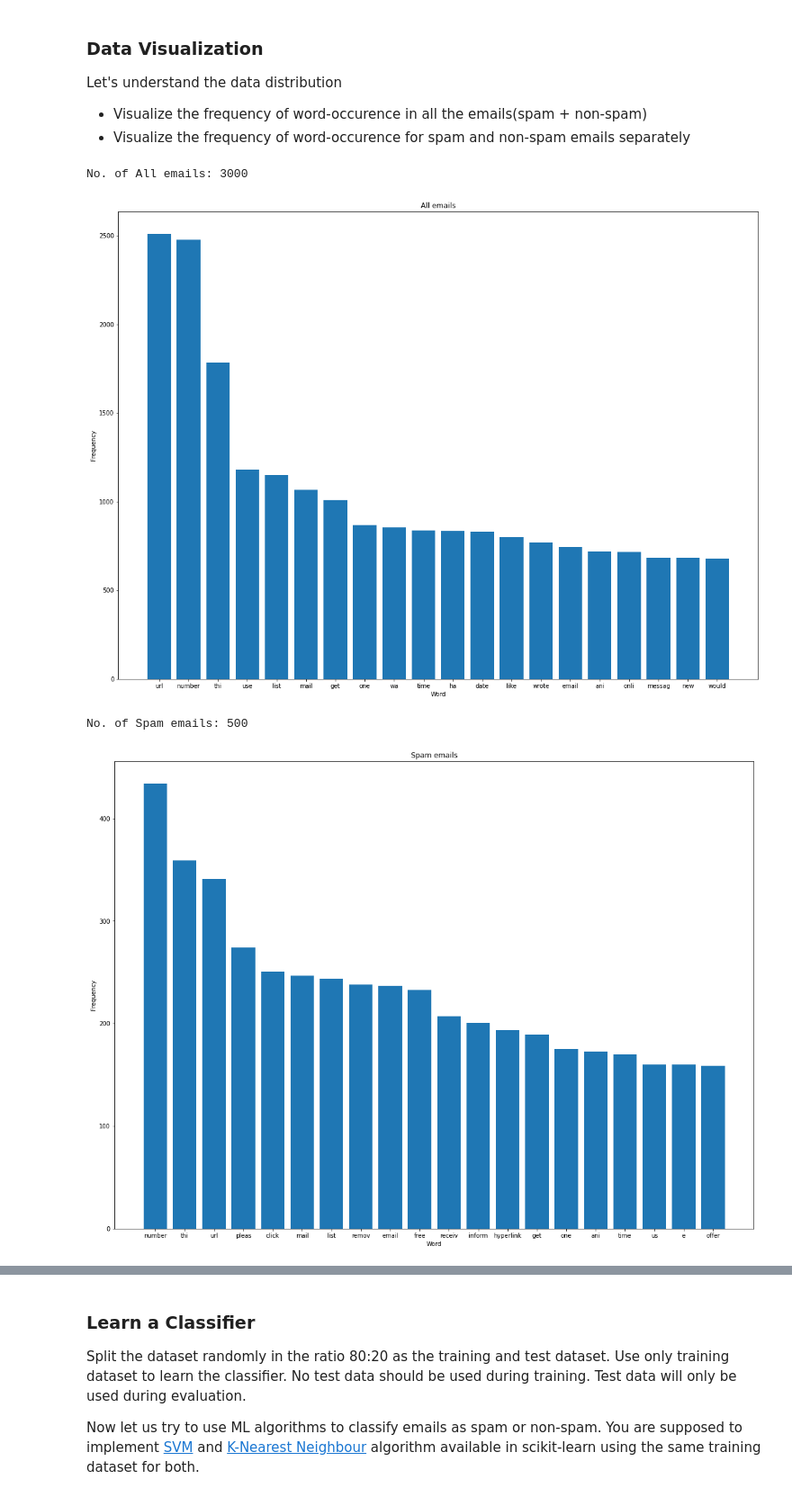
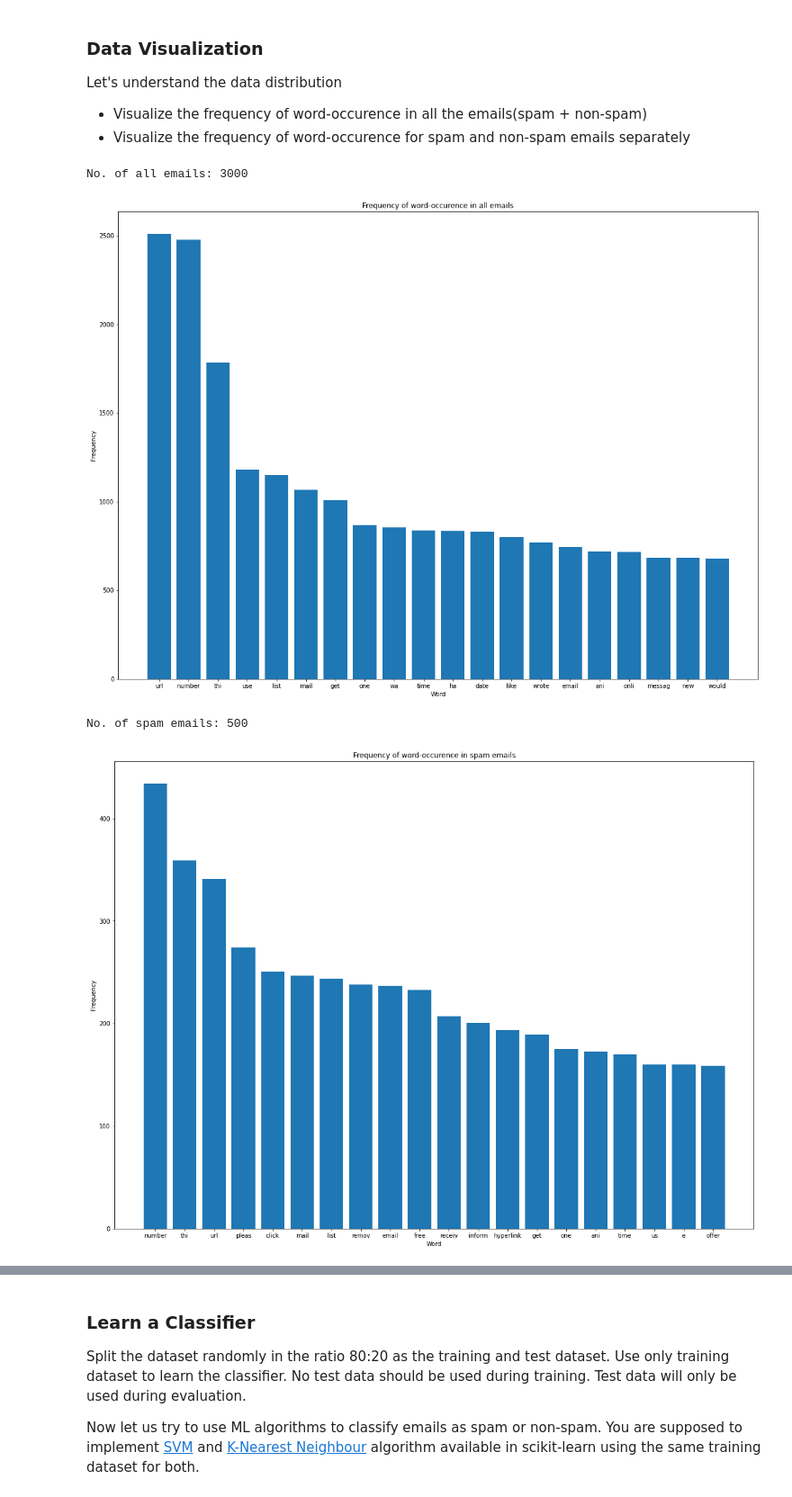
Before and after one commit to yashbg/spam-classifier, a Jupyter notebook: python_assignment.ipynb, the cells around one changed output, grey strips where cells are left out. Shown at 90% size. Drawn from its saved outputs; the diff is of its cells as text; code cells hidden in the pictures.

Commit message:
Change plot titles

```diff
--- a/python_assignment.ipynb
+++ b/python_assignment.ipynb
@@ -115,36 +115,36 @@ Let's understand the data distribution
 # %%
 import matplotlib.pyplot as plt
 
 def plot_emails(emails, len_top_words, email_type):
   print(f'No. of {email_type}: {len(emails)}')
   top_idx = np.argsort(emails.sum(axis=0))[::-1][:len_top_words]
 
   fig = plt.figure(figsize=(19.2, 14.4))
   plt.bar(range(len_top_words), emails.sum(axis=0)[top_idx])
 
   plt.xticks(range(len_top_words), np.array(vocab)[top_idx])
-  plt.title(email_type)
+  plt.title(f'Frequency of word-occurence in {email_type}')
   plt.xlabel('Word')
   plt.ylabel('Frequency')
   plt.show()
 
 # visuallze data distribution
 def data_vis(data):
   len_top_words = 20
 
   emails = data[:, :-1]
-  plot_emails(emails, len_top_words, 'All emails')
+  plot_emails(emails, len_top_words, 'all emails')
 
   emails_spam = data[data[:, -1] == True][:, :-1]
-  plot_emails(emails_spam, len_top_words, 'Spam emails')
+  plot_emails(emails_spam, len_top_words, 'spam emails')
 
   emails_non_spam = data[data[:, -1] == False][:, :-1]
-  plot_emails(emails_non_spam, len_top_words, 'Non-spam emails')
+  plot_emails(emails_non_spam, len_top_words, 'non-spam emails')
   return
 
 data_vis(data)
 # %% [output]
-No. of All emails: 3000
+No. of all emails: 3000
-[figure, old version]
+[figure, new version]
-No. of Spam emails: 500
+No. of spam emails: 500
-[figure, old version]
+[figure, new version]
```
Also changed, not shown: parts of 1 cell of this notebook.
